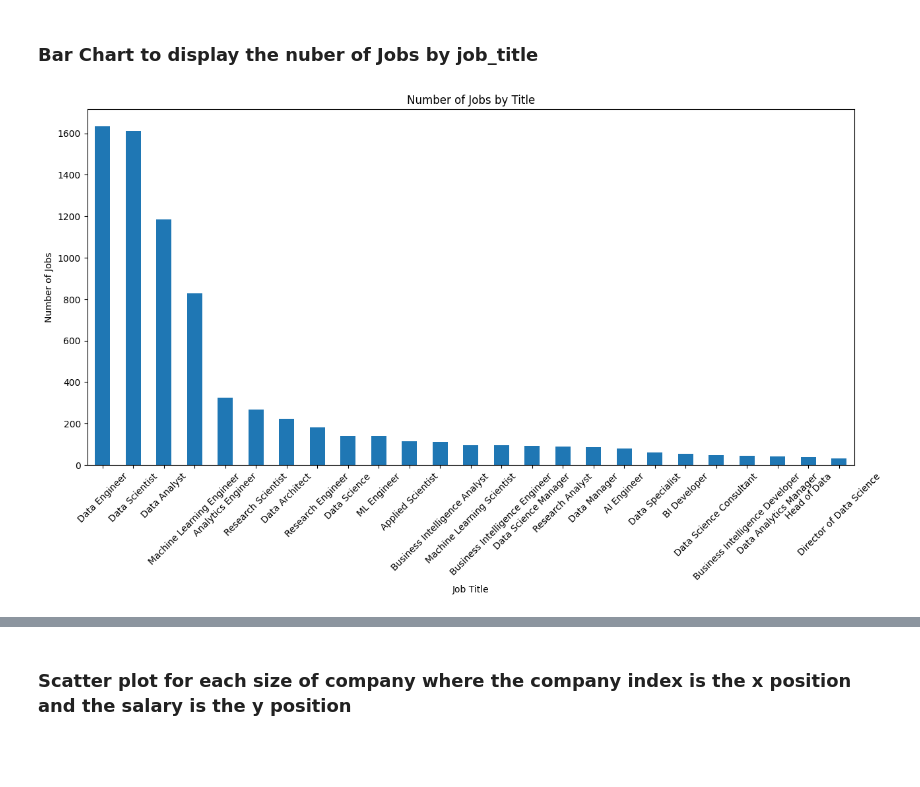
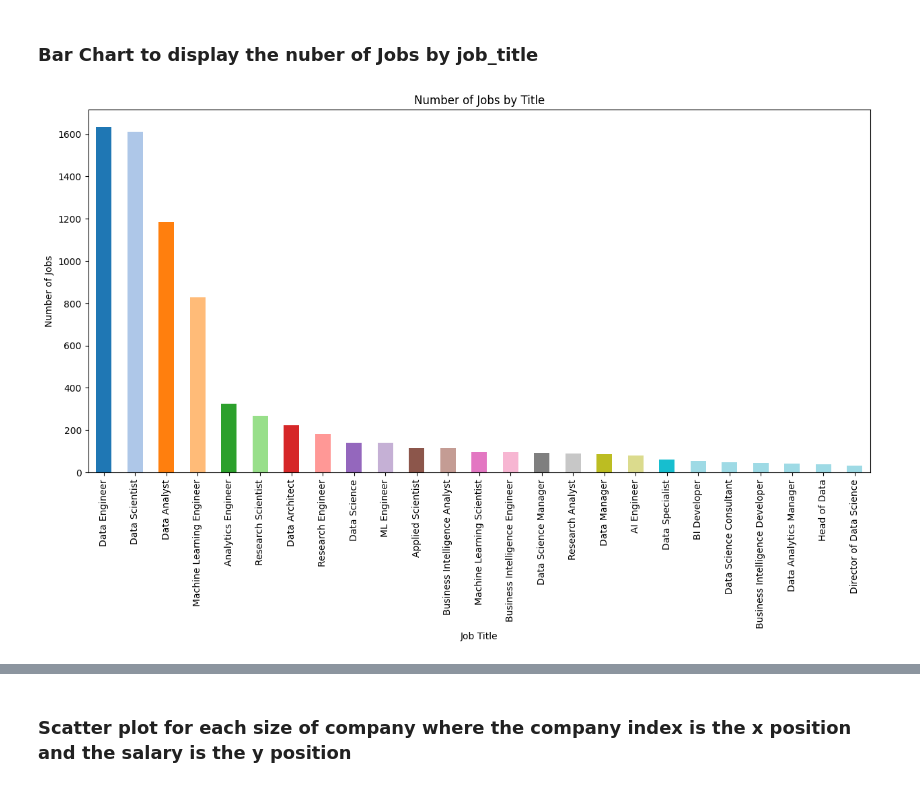
Before and after one commit to Jakenn09/DataScienceKaggle, a Jupyter notebook: 1_JobsKaggle/data_jobs.ipynb, the cells around one changed output, grey strips where cells are left out. Cells and saved outputs as stored; diff of their text form; code cells hidden in the pictures; blank space fills up the shorter version.

```diff
--- a/1_JobsKaggle/data_jobs.ipynb
+++ b/1_JobsKaggle/data_jobs.ipynb
@@ -112,16 +112,23 @@ There are 177 small companies, 7805 medium companies, and 612 large companies.
 # %%
 job_counts = df['job_title'].value_counts()
 
 top_25_jobs = job_counts.nlargest(25)
+plot_colors = ['#1f77b4', '#aec7e8', '#ff7f0e', '#ffbb78',
+               '#2ca02c', '#98df8a', '#d62728', '#ff9896',
+               '#9467bd', '#c5b0d5', '#8c564b', '#c49c94',
+               '#e377c2', '#f7b6d2', '#7f7f7f', '#c7c7c7',
+               '#bcbd22', '#dbdb8d', '#17becf', '#9edae5',
+               '#9edae5', '#9edae5', '#9edae5', '#9edae5',
+               '#9edae5']
 
 plt.figure(figsize=(15, 7))
 
-top_25_jobs.plot(kind='bar',  )
+top_25_jobs.plot(kind='bar', color =plot_colors)
 plt.title("Number of Jobs by Title")
 plt.xlabel("Job Title")
 plt.ylabel("Number of Jobs")
-plt.xticks(rotation=45)
+plt.xticks(rotation=90)
 
 plt.show()
 # %% [output]
-[figure, old version]
+[figure, new version]
```
Also changed, not shown: parts of 3 cells of this notebook.
